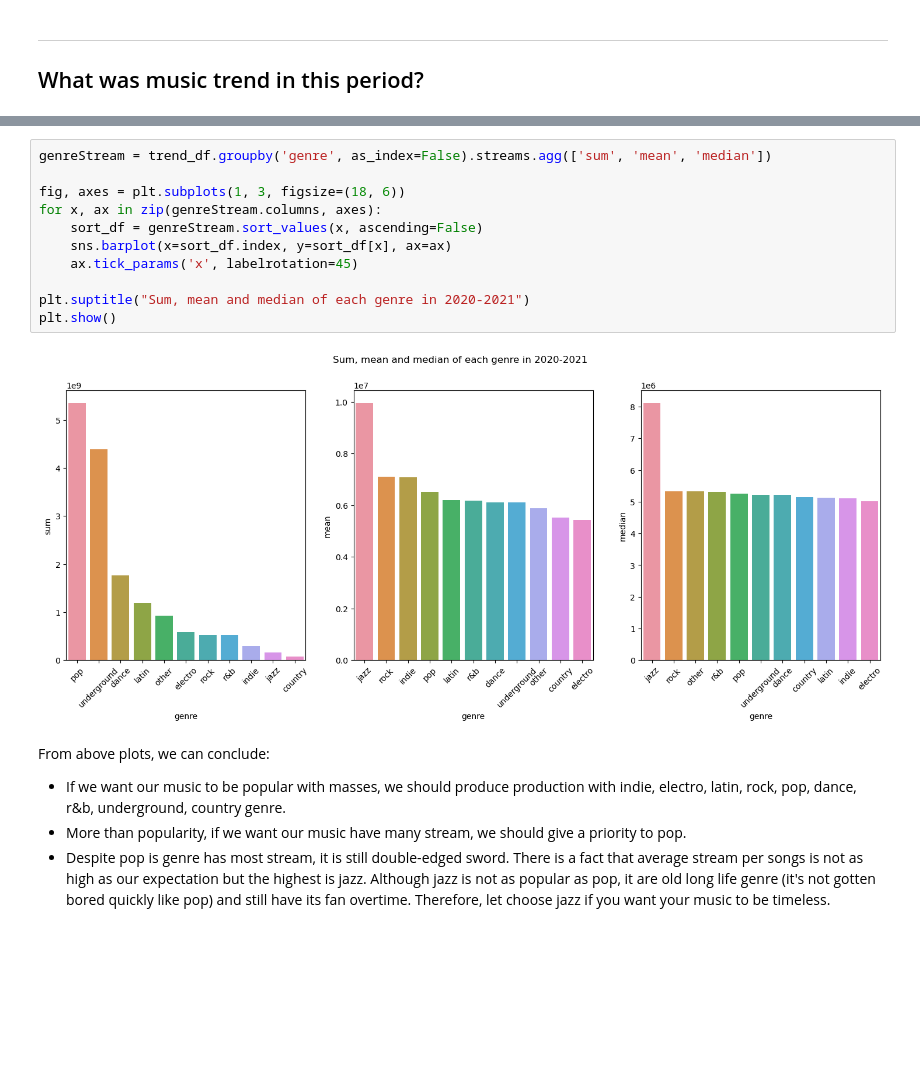
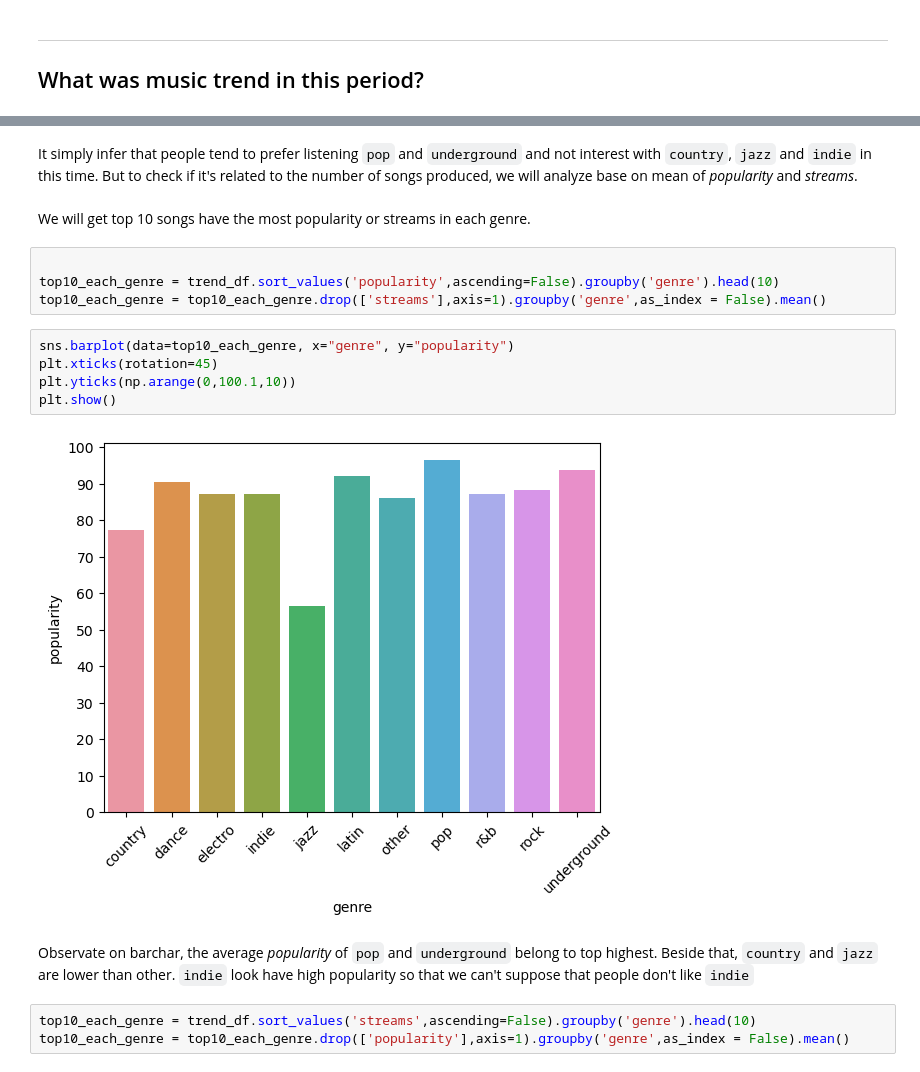
Before and after one commit to TrungTechh/HCMUS_CSC17104-Final-project, a Jupyter notebook: Final_project.ipynb, the cells around one changed output, grey strips where cells are left out. Saved outputs shown, nothing was run; the diff lists cells and outputs as text; blank space fills up the shorter version.

Commit message:
propose question: How trend nowaday?

```diff
--- a/Final_project.ipynb
+++ b/Final_project.ipynb
@@ -479,18 +466,20 @@ plt.show()
-# %%
-genreStream = trend_df.groupby('genre', as_index=False).streams.agg(['sum', 'mean', 'median'])
-
-fig, axes = plt.subplots(1, 3, figsize=(18, 6))
-for x, ax in zip(genreStream.columns, axes):
-    sort_df = genreStream.sort_values(x, ascending=False)
-    sns.barplot(x=sort_df.index, y=sort_df[x], ax=ax)
-    ax.tick_params('x', labelrotation=45)
-
-plt.suptitle("Sum, mean and median of each genre in 2020-2021")
-plt.show()
-# %% [output]
-[figure, removed]
-# %% [markdown]
-From above plots, we can conclude:
-- If we want our music to be popular with masses, we should produce production with indie, electro, latin, rock, pop, dance, r&b, underground, country genre.
-- More than popularity, if we want our music have many stream, we should give a priority to pop.
-- Deѕpite pop is genre has most stream, it is still double-edged sword. There is a fact that average stream per songs is not as high as our expectation but the highest is jazz. Although jazz is not as popular as pop, it are old long life genre (it's not gotten bored quickly like pop) and still have its fan overtime. Therefore, let choose jazz if you want your music to be timeless.
+# %% [markdown]
+It simply infer that people tend to prefer listening `pop` and `underground` and not interest with `country`, `jazz` and `indie`  in this time. But to check if it's related to the number of songs produced, we will analyze base on mean of *popularity* and *streams*.
+# %% [markdown]
+We will get top 10 songs have the most popularity or streams in each genre.
+# %%
+
+top10_each_genre = trend_df.sort_values('popularity',ascending=False).groupby('genre').head(10)
+top10_each_genre = top10_each_genre.drop(['streams'],axis=1).groupby('genre',as_index = False).mean()
+# %%
+sns.barplot(data=top10_each_genre, x="genre", y="popularity")
+plt.xticks(rotation=45)
+plt.yticks(np.arange(0,100.1,10))
+plt.show()
+# %% [output]
+[figure, added]
+# %% [markdown]
+Observate on barchar, the average *popularity* of `pop` and `underground` belong to top highest. Beside that, `country` and `jazz` are lower than other. `indie` look have high popularity so that we can't suppose that people don't like `indie`
+# %%
+top10_each_genre = trend_df.sort_values('streams',ascending=False).groupby('genre').head(10)
+top10_each_genre = top10_each_genre.drop(['popularity'],axis=1).groupby('genre',as_index = False).mean()
```
Also changed, not shown: parts of 10 cells of this notebook.
